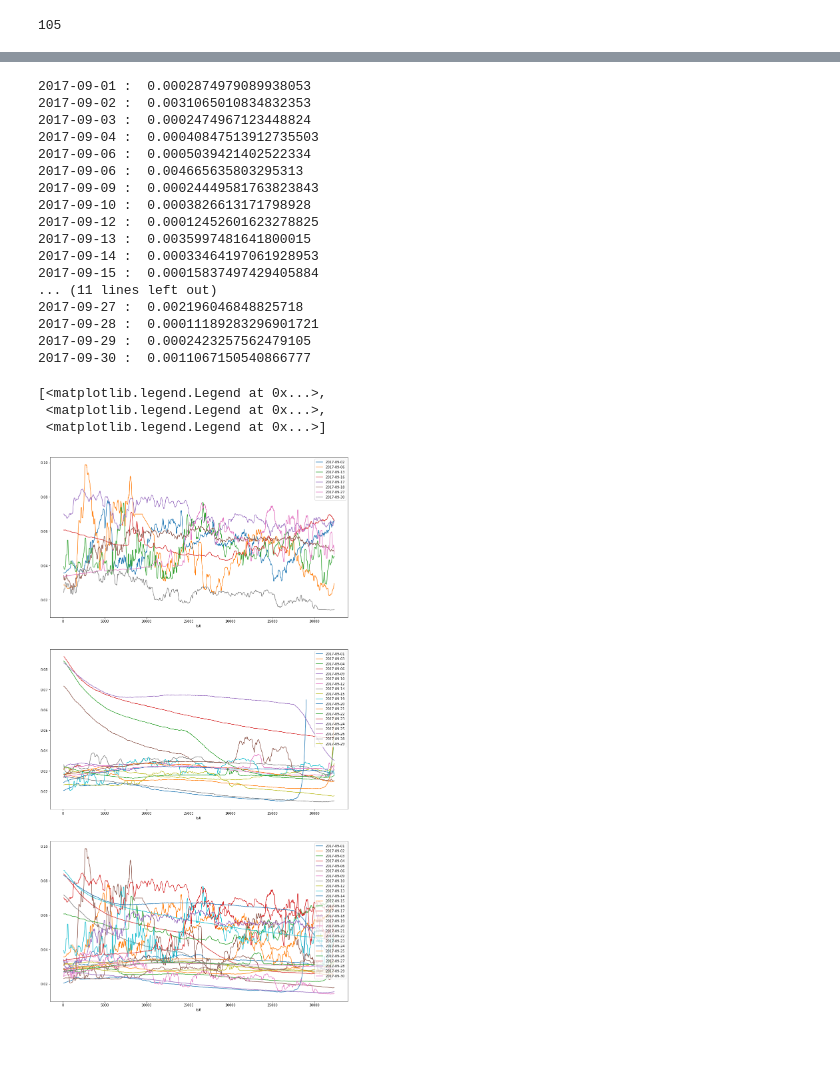
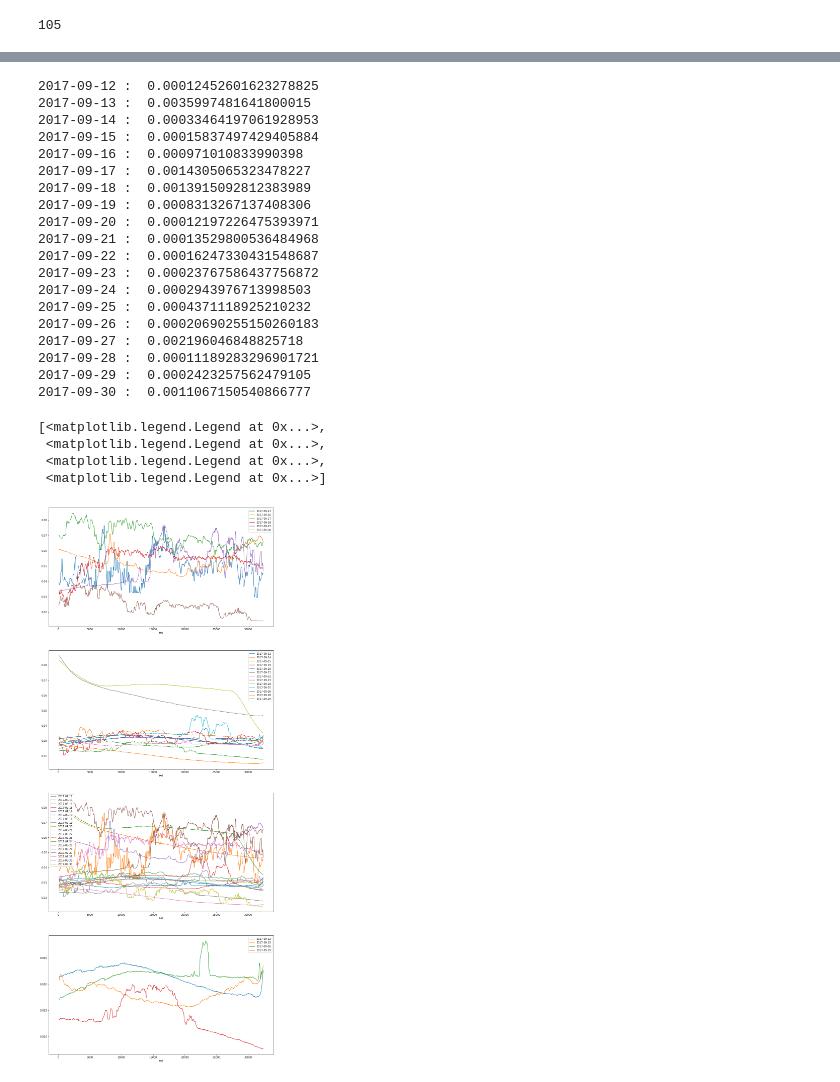
Before and after one commit to cmoscardi/independent_2018, a Jupyter notebook: image/weather_results.ipynb, the cells around one changed output, grey strips where cells are left out. Saved outputs shown, nothing was run; the diff lists cells and outputs as text; code cells hidden in the pictures; blank space fills up the shorter version.

```diff
--- a/image/weather_results.ipynb
+++ b/image/weather_results.ipynb
@@ -16,3 +17,17 @@ len(files)
 files_092017 = [f for f in files if "-09-" in f]
 dfs = [pd.read_csv(f, names=["dt", "mean"], header=None, skiprows=[0]) for f in files_092017]
 dfs = [df for df in dfs if len(df) > 0]
+
+
+def process_ts0(df):
+    t0 = df["dt"].iloc[0]
+    if t0.time() < time(7):
+        t0 = datetime.combine(t0.date() - timedelta(days=1), time(21))
+    return (df["dt"] - t0).dt.total_seconds()
+
+for df in dfs:
+    df["dt"] = pd.to_datetime(df["dt"])
+    df.sort_values("dt", inplace=True)
+    df["ts0"] = process_ts0(df)
+    df.set_index("ts0", inplace=True)
+    print(df.iloc[0]["dt"].date(), ": ", len(df))
@@ -19,39 +52,44 @@ dfs = [df for df in dfs if len(df) > 0]
 # %%
-fig, (ax1, ax2, ax3) = plt.subplots(3, 1, figsize=(16, 30))
+# TODO: fix t=0 offset
+fig, (ax1, ax2, ax3, ax4) = plt.subplots(4, 1, figsize=(16, 40))
+
 for df in dfs:
-    df["dt"] = pd.to_datetime(df["dt"])
-    df.sort_values("dt", inplace=True)
-    df["ts0"] = (df["dt"] - df["dt"].iloc[0]).dt.total_seconds()
-    df.set_index("ts0", inplace=True)
-for df in dfs:
+    if df.iloc[0]["dt"].date() < date(2017, 9, 12):
+        continue
     rsm = df["mean"].rolling(50).std().mean()
     if rsm > .0009:
         df["mean"].rolling(12).median().plot(ax=ax1, label=df.iloc[0]["dt"].date())
     else:
         df["mean"].rolling(12).median().plot(ax=ax2, label=df.iloc[0]["dt"].date())
 
     df["mean"].rolling(12).median().plot(ax=ax3, label=df.iloc[0]["dt"].date())
     print(df.iloc[0]["dt"].date(), ": ", rsm)
-[ax.legend() for ax in (ax1, ax2, ax3)]
+    if df.iloc[0]["dt"].date() in {date(2017, 9, 12), date(2017, 9, 26), date(2017, 9, 15), date(2017, 9, 29),}:
+        df["mean"].rolling(12).median().plot(ax=ax4, label=df.iloc[0]["dt"].date())
+
+[ax.legend() for ax in (ax1, ax2, ax3, ax4)]
 # %% [output]
-2017-09-01 :  0.0002874979089938053
-2017-09-02 :  0.0031065010834832353
-2017-09-03 :  0.0002474967123448824
-2017-09-04 :  0.00040847513912735503
-2017-09-06 :  0.0005039421402522334
-2017-09-06 :  0.004665635803295313
-2017-09-09 :  0.00024449581763823843
-2017-09-10 :  0.0003826613171798928
 2017-09-12 :  0.00012452601623278825
 2017-09-13 :  0.0035997481641800015
 2017-09-14 :  0.00033464197061928953
 2017-09-15 :  0.00015837497429405884
-... (11 lines left out)
+2017-09-16 :  0.000971010833990398
+2017-09-17 :  0.0014305065323478227
+2017-09-18 :  0.0013915092812383989
+2017-09-19 :  0.0008313267137408306
+2017-09-20 :  0.00012197226475393971
+2017-09-21 :  0.00013529800536484968
+2017-09-22 :  0.00016247330431548687
+2017-09-23 :  0.00023767586437756872
+2017-09-24 :  0.0002943976713998503
+2017-09-25 :  0.0004371118925210232
+2017-09-26 :  0.00020690255150260183
 2017-09-27 :  0.002196046848825718
 2017-09-28 :  0.00011189283296901721
 2017-09-29 :  0.0002423257562479105
 2017-09-30 :  0.0011067150540866777
 [<matplotlib.legend.Legend at 0x...>,
  <matplotlib.legend.Legend at 0x...>,
+ <matplotlib.legend.Legend at 0x...>,
  <matplotlib.legend.Legend at 0x...>]
-[figure, old version]
+[figure, new version]
```
Also changed, not shown: parts of 8 cells of this notebook.
